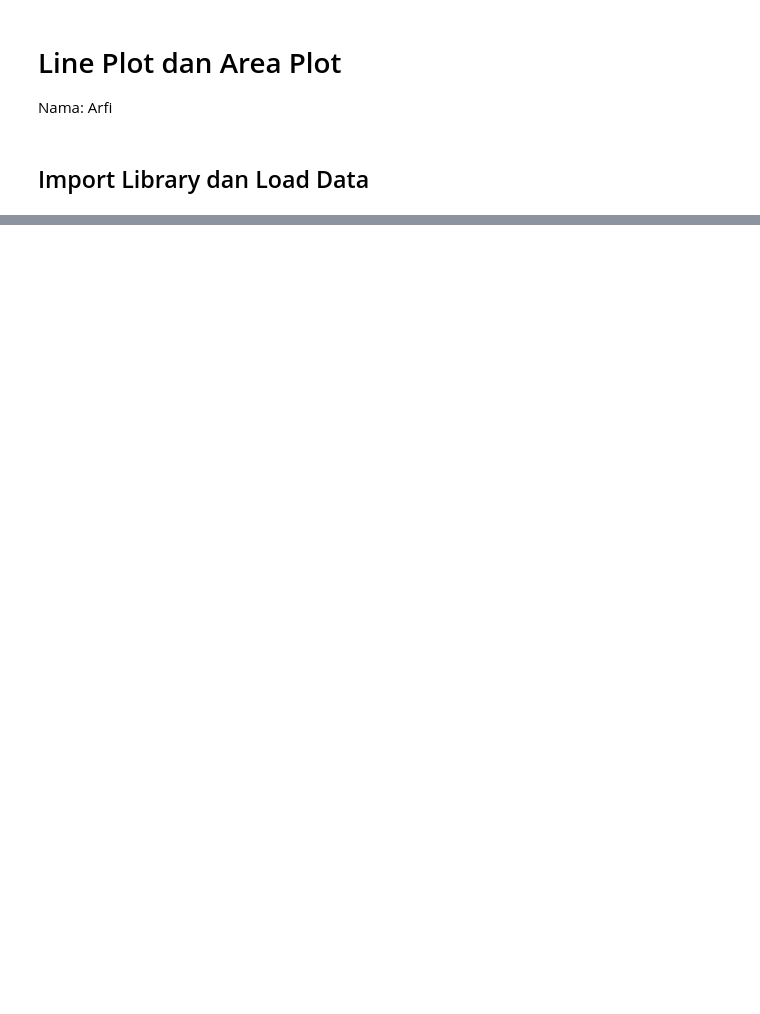
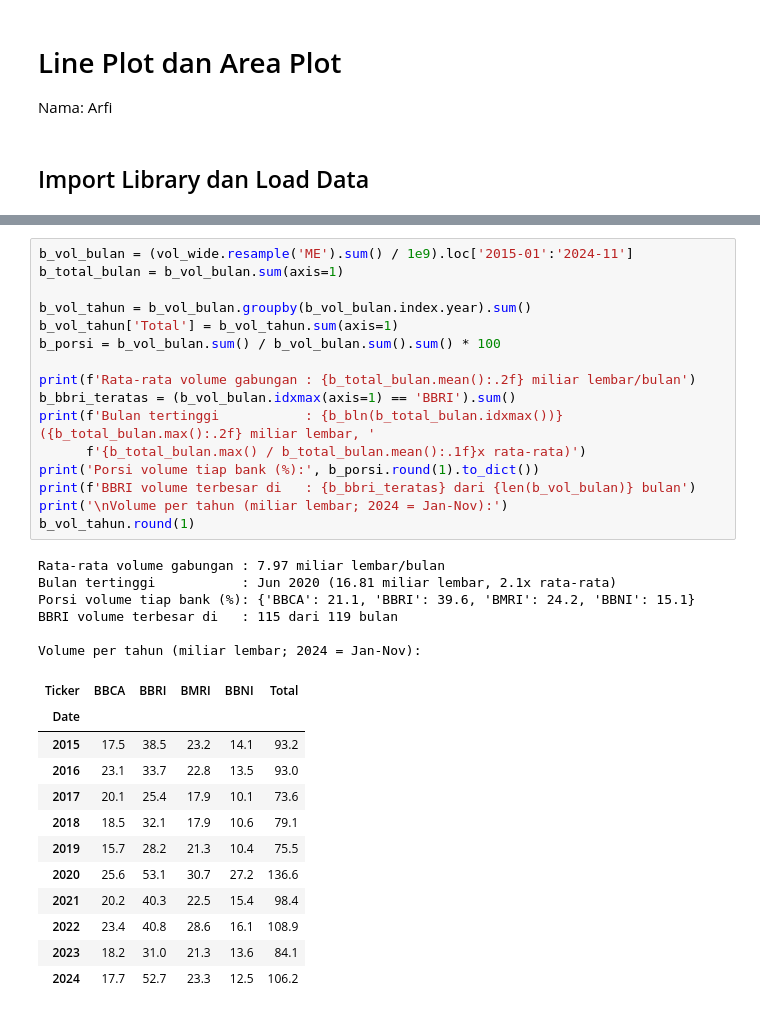
Before and after one commit to aprilianza/Midterm_DataVisualization, a Jupyter notebook: kerja/B_line_area.ipynb, the cells around one changed output, grey strips where cells are left out. Drawn from its saved outputs; the diff is of its cells as text; blank space fills up the shorter version.

```diff
--- a/kerja/B_line_area.ipynb
+++ b/kerja/B_line_area.ipynb
@@ -85,0 +235,35 @@ print('Hari libur dibuang  :', len(HARI_DIBUANG))
+# %%
+b_vol_bulan = (vol_wide.resample('ME').sum() / 1e9).loc['2015-01':'2024-11']
+b_total_bulan = b_vol_bulan.sum(axis=1)
+
+b_vol_tahun = b_vol_bulan.groupby(b_vol_bulan.index.year).sum()
+b_vol_tahun['Total'] = b_vol_tahun.sum(axis=1)
+b_porsi = b_vol_bulan.sum() / b_vol_bulan.sum().sum() * 100
+
+print(f'Rata-rata volume gabungan : {b_total_bulan.mean():.2f} miliar lembar/bulan')
+b_bbri_teratas = (b_vol_bulan.idxmax(axis=1) == 'BBRI').sum()
+print(f'Bulan tertinggi           : {b_bln(b_total_bulan.idxmax())} ({b_total_bulan.max():.2f} miliar lembar, '
+      f'{b_total_bulan.max() / b_total_bulan.mean():.1f}x rata-rata)')
+print('Porsi volume tiap bank (%):', b_porsi.round(1).to_dict())
+print(f'BBRI volume terbesar di   : {b_bbri_teratas} dari {len(b_vol_bulan)} bulan')
+print('\nVolume per tahun (miliar lembar; 2024 = Jan-Nov):')
+b_vol_tahun.round(1)
+# %% [output]
+Rata-rata volume gabungan : 7.97 miliar lembar/bulan
+Bulan tertinggi           : Jun 2020 (16.81 miliar lembar, 2.1x rata-rata)
+Porsi volume tiap bank (%): {'BBCA': 21.1, 'BBRI': 39.6, 'BMRI': 24.2, 'BBNI': 15.1}
+BBRI volume terbesar di   : 115 dari 119 bulan
+
+Volume per tahun (miliar lembar; 2024 = Jan-Nov):
+| Ticker | BBCA | BBRI | BMRI | BBNI | Total |
+| Date |  |  |  |  |  |
+| 2015 | 17.5 | 38.5 | 23.2 | 14.1 | 93.2 |
+| 2016 | 23.1 | 33.7 | 22.8 | 13.5 | 93.0 |
+| 2017 | 20.1 | 25.4 | 17.9 | 10.1 | 73.6 |
+| 2018 | 18.5 | 32.1 | 17.9 | 10.6 | 79.1 |
+| 2019 | 15.7 | 28.2 | 21.3 | 10.4 | 75.5 |
+| 2020 | 25.6 | 53.1 | 30.7 | 27.2 | 136.6 |
+| 2021 | 20.2 | 40.3 | 22.5 | 15.4 | 98.4 |
+| 2022 | 23.4 | 40.8 | 28.6 | 16.1 | 108.9 |
+| 2023 | 18.2 | 31.0 | 21.3 | 13.6 | 84.1 |
+| 2024 | 17.7 | 52.7 | 23.3 | 12.5 | 106.2 |
```
Also changed, not shown: parts of 12 cells of this notebook, 3 other files.
